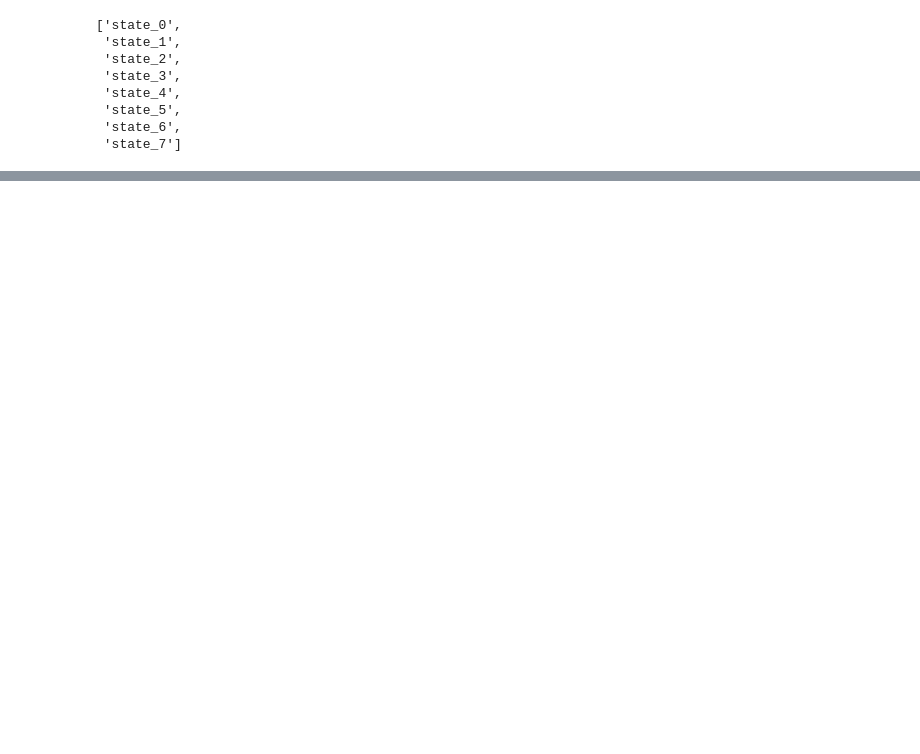
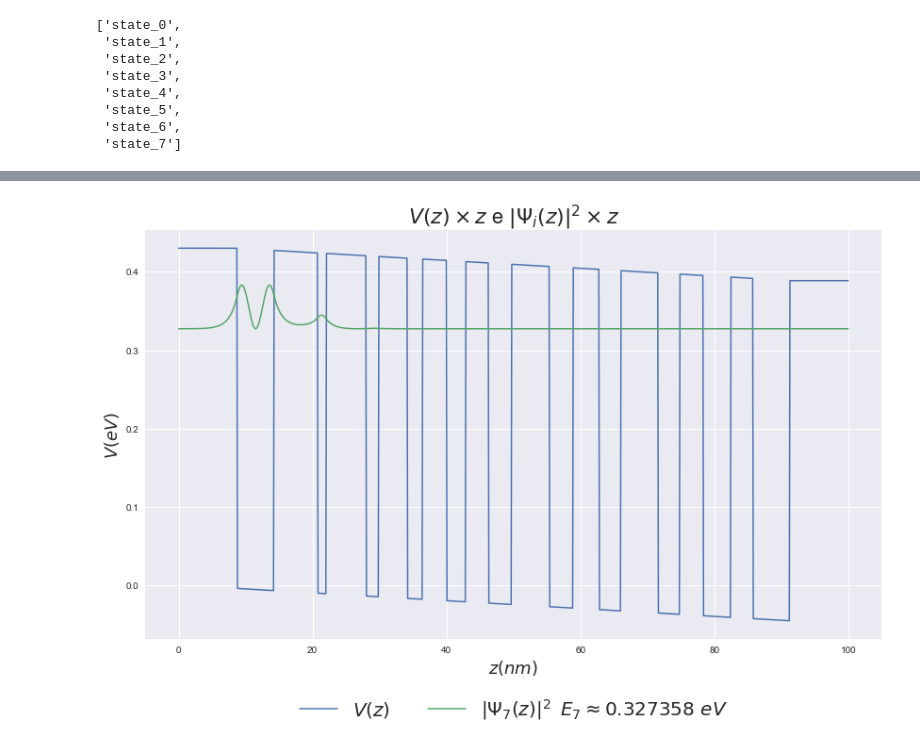
Before and after one commit to thiagolcmelo/msc, a Jupyter notebook: photocurrent-qcd.ipynb, the cells around one changed output, grey strips where cells are left out. Saved outputs shown, nothing was run; the diff lists cells and outputs as text; code cells hidden in the pictures; blank space fills up the shorter version.

```diff
--- a/photocurrent-qcd.ipynb
+++ b/photocurrent-qcd.ipynb
@@ -99 +113,27 @@ plt.show()
+# %%
+#info = device.get_system_states()
+z_nm, V = device.z_nm, device.device.v_au_ti * device.au2ev
+
+#device.evolve_state_in_time(T=1e-15, state=7)
+
+fig, ax = plt.subplots()
+ax.set_xlabel(r'$z (nm)$')
+ax.set_ylabel(r'$V (eV)$')
+ax.plot(z_nm, V, label=r'$V(z)$')
+
+i = 7
+
+#state = np.array(device.device.state_7_evolved, dtype=np.complex_)
+state = np.array(device.device.state_7, dtype=np.complex_)
+state *= np.ptp(V) / np.ptp(np.abs(state)**2) / 5
+_eivenvalue = eigenvalues[i]
+psi = (np.abs(state)**2).real + _eivenvalue
+ax.plot(z_nm, psi, label=r'$|\Psi_%d(z)|^2 \,\,\, E_%d \approx %.6f \,\, eV$' % (i, i, _eivenvalue))
+
+ax.set_title(r"$V(z) \times z$ e $|\Psi_i(z)|^2 \times z$")
+ax.grid(True)
+ax.legend(loc='upper center', bbox_to_anchor=(0.5, -0.1),  shadow=True, ncol=2)
+plt.show()
+# %% [output]
+[figure, added]
 # %%
```
Also changed, not shown: parts of 6 cells of this notebook, 1 other file.
